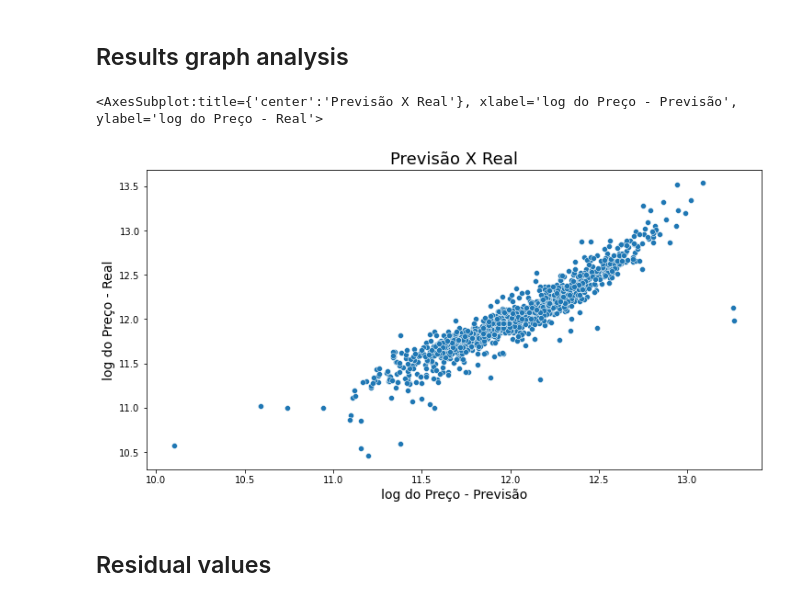
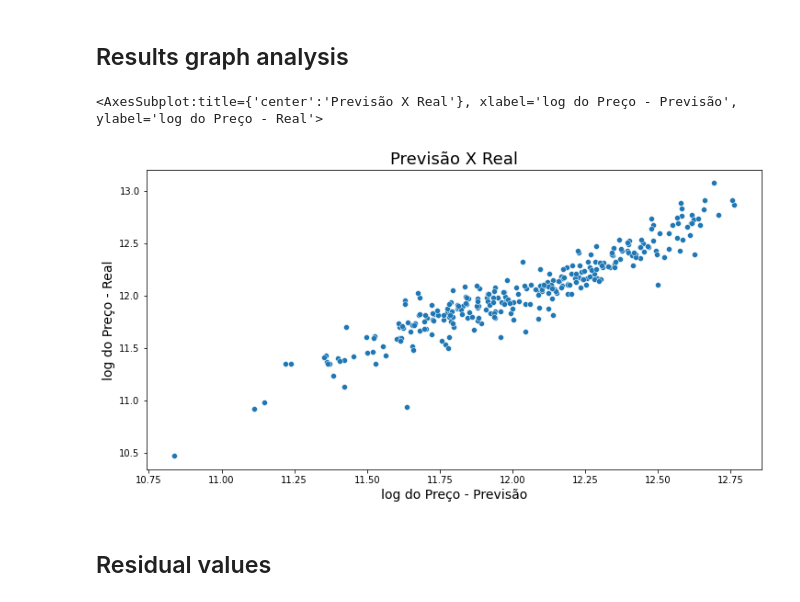
Before and after one commit to marcodeamicis/house_prices_regression, a Jupyter notebook: notebooks/3_modeling_amicis.ipynb, the cells around one changed output. Drawn from its saved outputs; the diff is of its cells as text; code cells hidden in the pictures.

```diff
--- a/notebooks/3_modeling_amicis.ipynb
+++ b/notebooks/3_modeling_amicis.ipynb
@@ -184,18 +185,20 @@ Notes:
 strong multicollinearity or other numerical problems.
 # %% [markdown]
 ## Results graph analysis
+# %%
+X_test_com_constante = sm.add_constant(X_test)
 # %%
-y_previsto_train = modelo_estatsmodels.predict(X_train_com_constante)
+y_previsto_test = modelo_estatsmodels.predict(X_test_com_constante)
 # %%
-ax = sns.scatterplot(x=y_previsto_train, y=y_train)
+ax = sns.scatterplot(x=y_previsto_test, y=y_test)
 ax.figure.set_size_inches(12, 6)
 ax.set_title('Previsão X Real', fontsize=18)
 ax.set_xlabel('log do Preço - Previsão', fontsize=14)
 ax.set_ylabel('log do Preço - Real', fontsize=14)
 ax
 # %% [output]
 <AxesSubplot:title={'center':'Previsão X Real'}, xlabel='log do Preço - Previsão', ylabel='log do Preço - Real'>
-[figure, old version]
+[figure, new version]
 # %% [markdown]
 ## Residual values
 # %%
```
Also changed, not shown: parts of 8 cells of this notebook, 2 other files.
